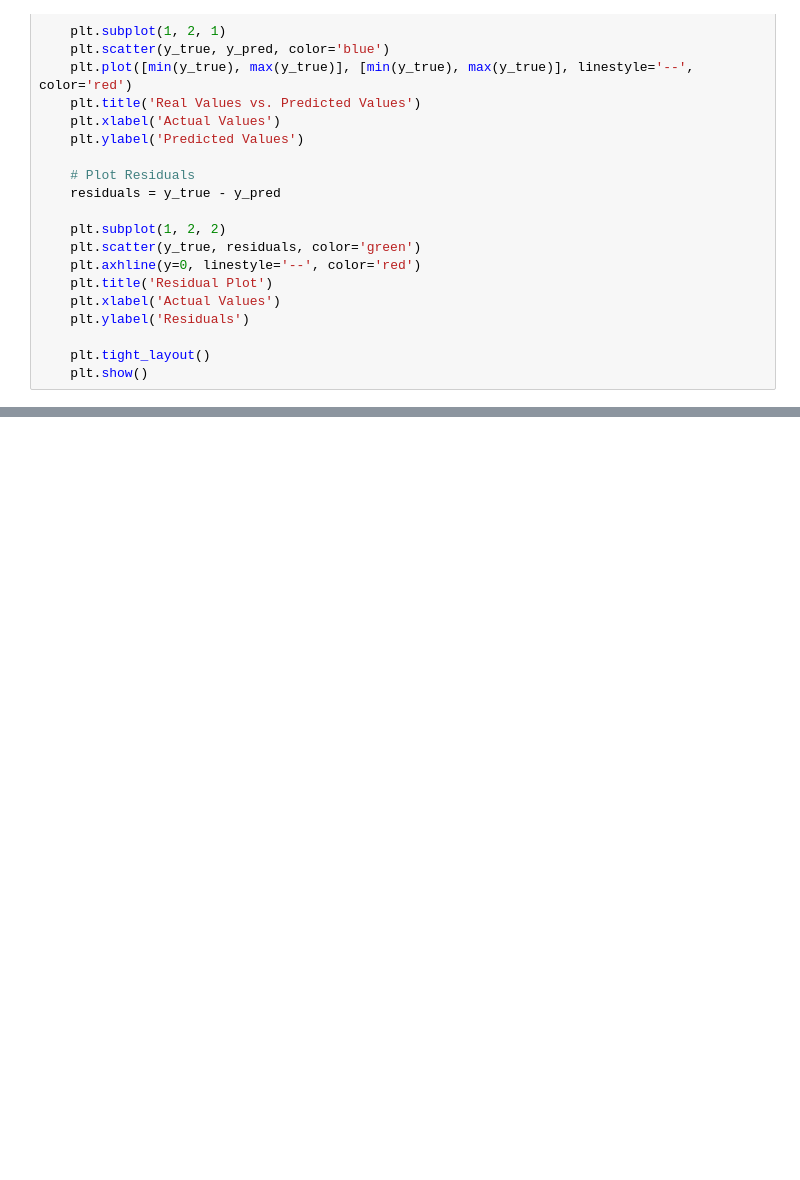
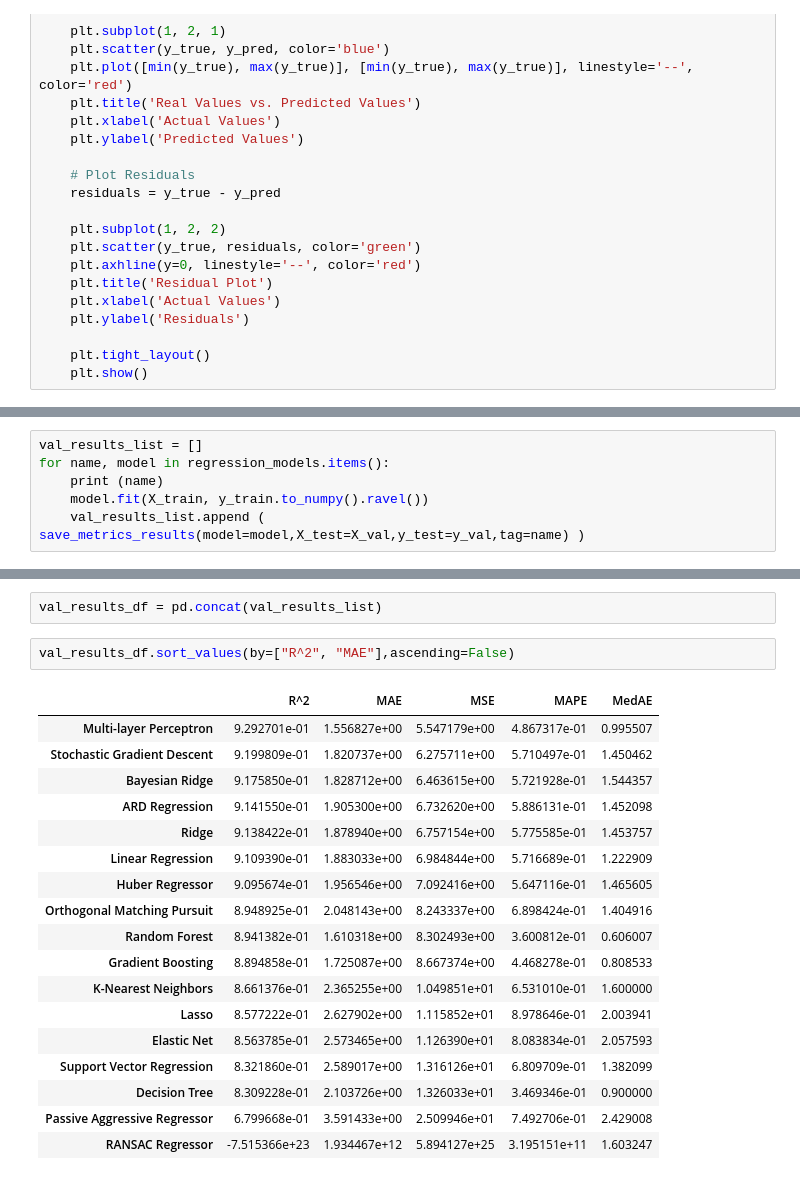
Before and after one commit to D-Barradas/machine_learning_chem_RGS, a Jupyter notebook: notebooks/ML_search_for_best_algorithm.ipynb, the cells around one changed output, grey strips where cells are left out. Drawn from its saved outputs; the diff is of its cells as text; blank space fills up the shorter version.

```diff
--- a/notebooks/ML_search_for_best_algorithm.ipynb
+++ b/notebooks/ML_search_for_best_algorithm.ipynb
@@ -144,0 +161,6 @@ def plot_the_r2(y_true, X_pred , model): #(model,X_test,y_test,tag)
+# %%
+val_results_list = []
+for name, model in regression_models.items():
+    print (name)
+    model.fit(X_train, y_train.to_numpy().ravel())
+    val_results_list.append ( save_metrics_results(model=model,X_test=X_val,y_test=y_val,tag=name) )
@@ -144,0 +203,23 @@ def plot_the_r2(y_true, X_pred , model): #(model,X_test,y_test,tag)
+# %%
+val_results_df = pd.concat(val_results_list)
+# %%
+val_results_df.sort_values(by=["R^2", "MAE"],ascending=False)
+# %% [output]
+|  | R^2 | MAE | MSE | MAPE | MedAE |
+| Multi-layer Perceptron | 9.292701e-01 | 1.556827e+00 | 5.547179e+00 | 4.867317e-01 | 0.995507 |
+| Stochastic Gradient Descent | 9.199809e-01 | 1.820737e+00 | 6.275711e+00 | 5.710497e-01 | 1.450462 |
+| Bayesian Ridge | 9.175850e-01 | 1.828712e+00 | 6.463615e+00 | 5.721928e-01 | 1.544357 |
+| ARD Regression | 9.141550e-01 | 1.905300e+00 | 6.732620e+00 | 5.886131e-01 | 1.452098 |
+| Ridge | 9.138422e-01 | 1.878940e+00 | 6.757154e+00 | 5.775585e-01 | 1.453757 |
+| Linear Regression | 9.109390e-01 | 1.883033e+00 | 6.984844e+00 | 5.716689e-01 | 1.222909 |
+| Huber Regressor | 9.095674e-01 | 1.956546e+00 | 7.092416e+00 | 5.647116e-01 | 1.465605 |
+| Orthogonal Matching Pursuit | 8.948925e-01 | 2.048143e+00 | 8.243337e+00 | 6.898424e-01 | 1.404916 |
+| Random Forest | 8.941382e-01 | 1.610318e+00 | 8.302493e+00 | 3.600812e-01 | 0.606007 |
+| Gradient Boosting | 8.894858e-01 | 1.725087e+00 | 8.667374e+00 | 4.468278e-01 | 0.808533 |
+| K-Nearest Neighbors | 8.661376e-01 | 2.365255e+00 | 1.049851e+01 | 6.531010e-01 | 1.600000 |
+| Lasso | 8.577222e-01 | 2.627902e+00 | 1.115852e+01 | 8.978646e-01 | 2.003941 |
+| Elastic Net | 8.563785e-01 | 2.573465e+00 | 1.126390e+01 | 8.083834e-01 | 2.057593 |
+| Support Vector Regression | 8.321860e-01 | 2.589017e+00 | 1.316126e+01 | 6.809709e-01 | 1.382099 |
+| Decision Tree | 8.309228e-01 | 2.103726e+00 | 1.326033e+01 | 3.469346e-01 | 0.900000 |
+| Passive Aggressive Regressor | 6.799668e-01 | 3.591433e+00 | 2.509946e+01 | 7.492706e-01 | 2.429008 |
+| RANSAC Regressor | -7.515366e+23 | 1.934467e+12 | 5.894127e+25 | 3.195151e+11 | 1.603247 |
```
Also changed, not shown: parts of 7 cells of this notebook, 1 other file.
